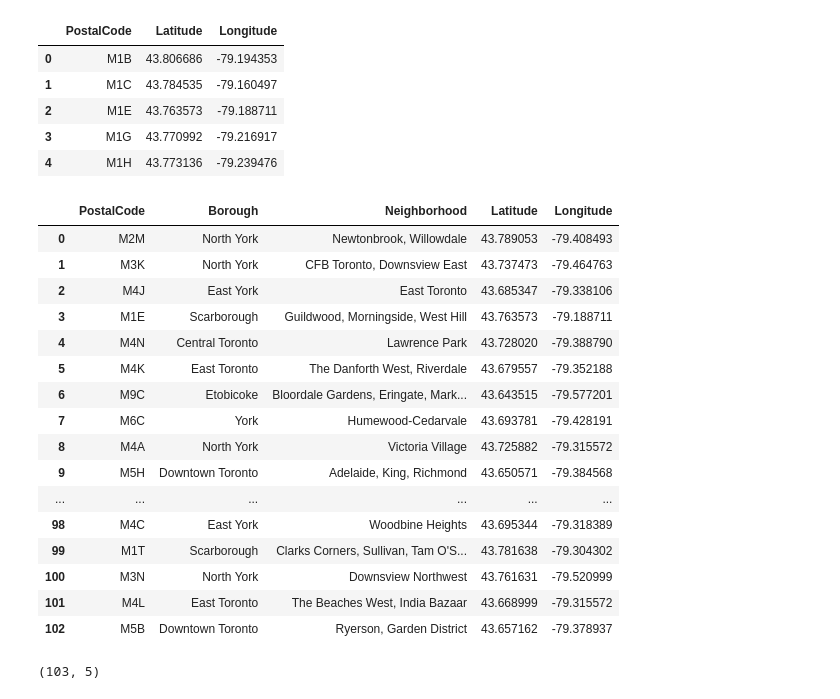
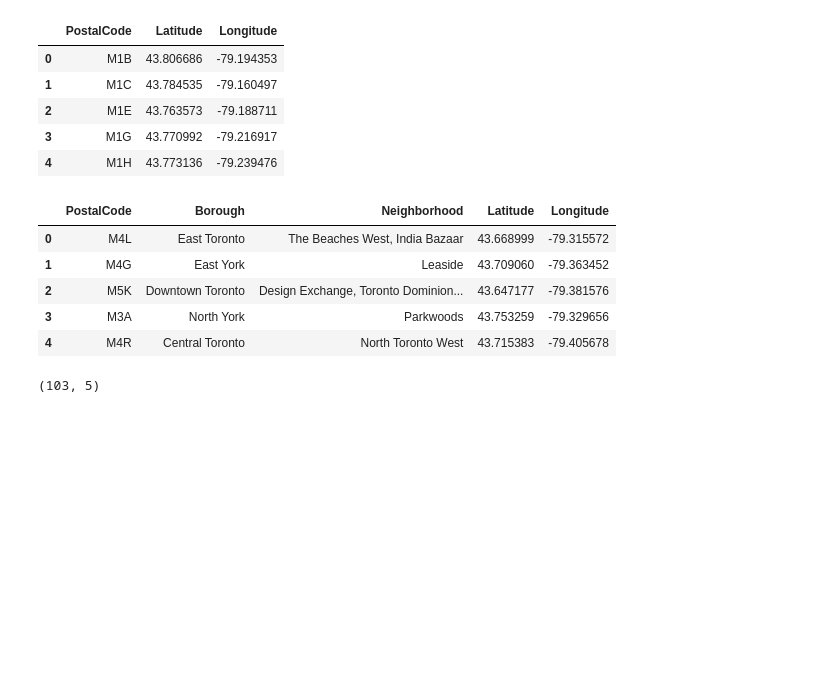
Before and after one commit to LLLichtenstein/IBM-Data-Science-Professional-Certificate, a Jupyter notebook: Toronto Neighborhood Clusters.ipynb, the cells around one changed output. Saved outputs shown, nothing was run; the diff lists cells and outputs as text; code cells hidden in the pictures; blank space fills up the shorter version.

```diff
--- a/Toronto Neighborhood Clusters.ipynb
+++ b/Toronto Neighborhood Clusters.ipynb
@@ -313,27 +241,16 @@ df_data_0.head()
 # %%
 # Merge the Neighborhood dataframe with the latitude and longitude dataframe
 left = df_neighborhood
 right = df_data_0
 df_neighborhood_latlong = pd.merge(left, right, on='PostalCode')
-df_neighborhood_latlong
+df_neighborhood_latlong.head()
 # %% [output]
 |  | PostalCode | Borough | Neighborhood | Latitude | Longitude |
-| 0 | M2M | North York | Newtonbrook, Willowdale | 43.789053 | -79.408493 |
-| 1 | M3K | North York | CFB Toronto, Downsview East | 43.737473 | -79.464763 |
-| 2 | M4J | East York | East Toronto | 43.685347 | -79.338106 |
-| 3 | M1E | Scarborough | Guildwood, Morningside, West Hill | 43.763573 | -79.188711 |
-| 4 | M4N | Central Toronto | Lawrence Park | 43.728020 | -79.388790 |
-| 5 | M4K | East Toronto | The Danforth West, Riverdale | 43.679557 | -79.352188 |
-| 6 | M9C | Etobicoke | Bloordale Gardens, Eringate, Mark... | 43.643515 | -79.577201 |
-| 7 | M6C | York | Humewood-Cedarvale | 43.693781 | -79.428191 |
-| 8 | M4A | North York | Victoria Village | 43.725882 | -79.315572 |
-| 9 | M5H | Downtown Toronto | Adelaide, King, Richmond | 43.650571 | -79.384568 |
-| ... | ... | ... | ... | ... | ... |
-| 98 | M4C | East York | Woodbine Heights | 43.695344 | -79.318389 |
-| 99 | M1T | Scarborough | Clarks Corners, Sullivan, Tam O'S... | 43.781638 | -79.304302 |
-| 100 | M3N | North York | Downsview Northwest | 43.761631 | -79.520999 |
-| 101 | M4L | East Toronto | The Beaches West, India Bazaar | 43.668999 | -79.315572 |
-| 102 | M5B | Downtown Toronto | Ryerson, Garden District | 43.657162 | -79.378937 |
+| 0 | M4L | East Toronto | The Beaches West, India Bazaar | 43.668999 | -79.315572 |
+| 1 | M4G | East York | Leaside | 43.709060 | -79.363452 |
+| 2 | M5K | Downtown Toronto | Design Exchange, Toronto Dominion... | 43.647177 | -79.381576 |
+| 3 | M3A | North York | Parkwoods | 43.753259 | -79.329656 |
+| 4 | M4R | Central Toronto | North Toronto West | 43.715383 | -79.405678 |
 # %%
 # Get the number of rows in the new merged dataframe
 df_neighborhood_latlong.shape
```
Also changed, not shown: parts of 34 cells of this notebook.
